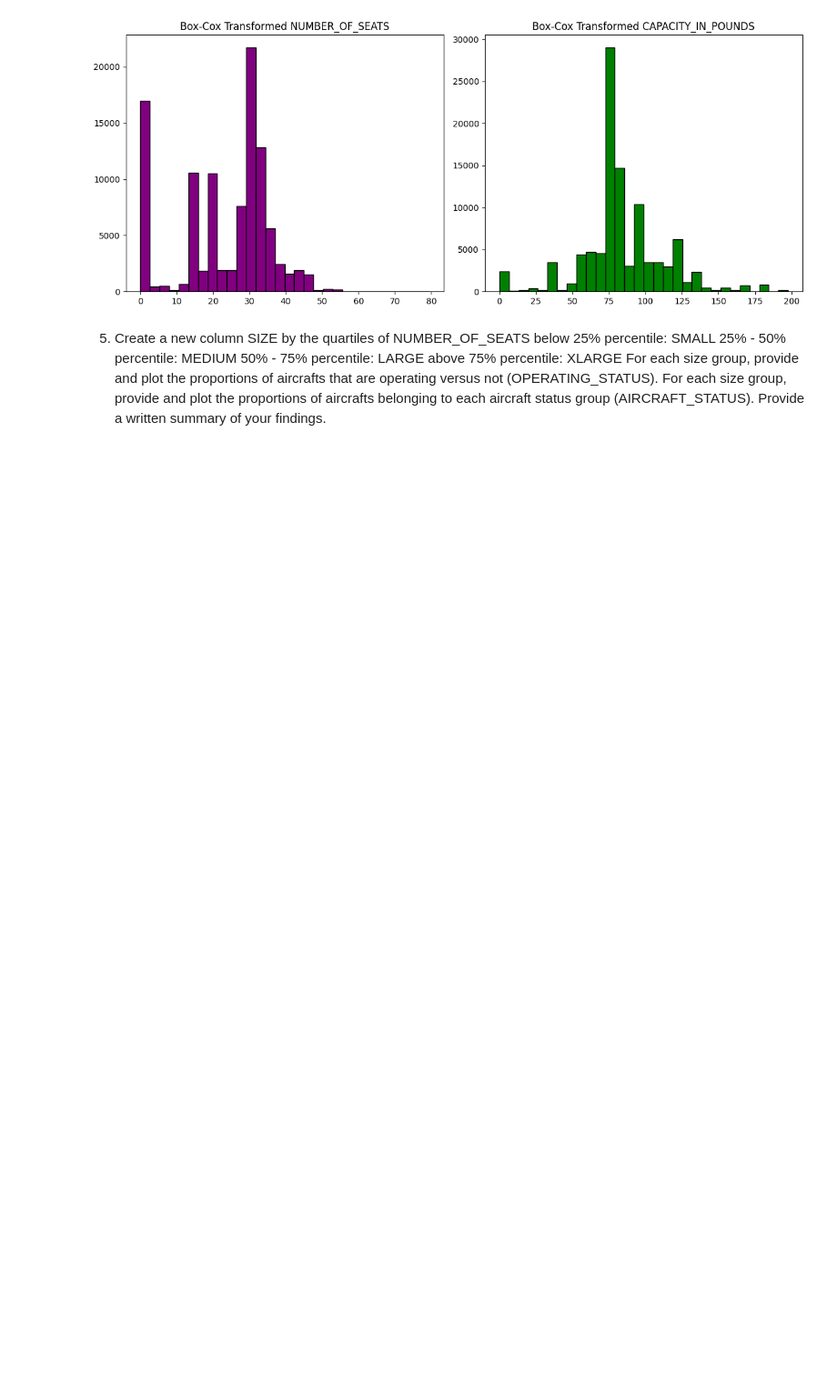
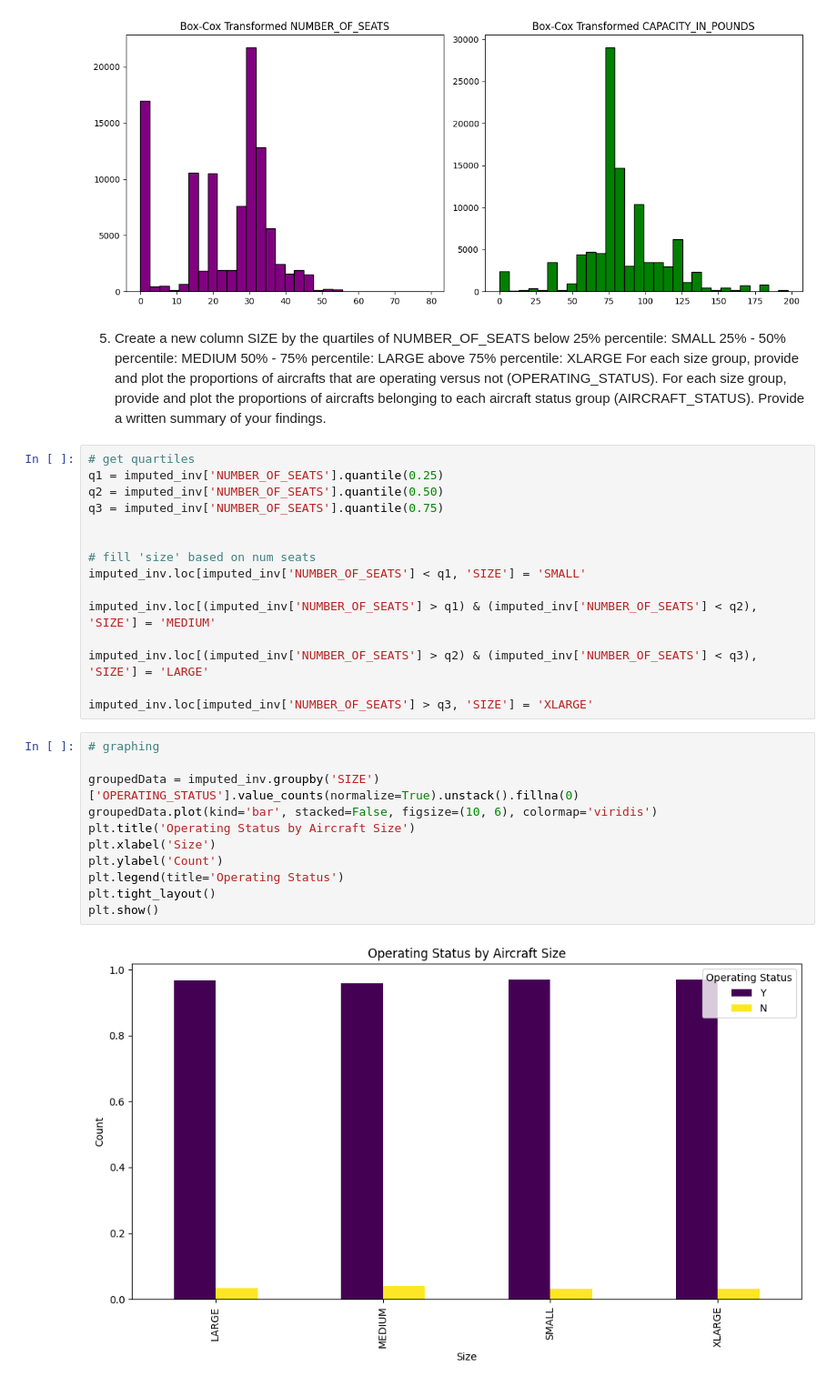
Before and after one commit to vDxbs/DE300, a Jupyter notebook: Homework1.ipynb, the cells around one changed output. Shown at 91% size. Cells and saved outputs as stored; diff of their text form; blank space fills up the shorter version.

```diff
--- a/Homework1.ipynb
+++ b/Homework1.ipynb
@@ -210,3 +219,31 @@ above 75% percentile: XLARGE
 For each size group, provide and plot the proportions of aircrafts that are operating versus not (OPERATING_STATUS).
 For each size group, provide and plot the proportions of aircrafts belonging to each aircraft status group (AIRCRAFT_STATUS).
 Provide a written summary of your findings.
+# %%
+# get quartiles
+q1 = imputed_inv['NUMBER_OF_SEATS'].quantile(0.25)
+q2 = imputed_inv['NUMBER_OF_SEATS'].quantile(0.50)
+q3 = imputed_inv['NUMBER_OF_SEATS'].quantile(0.75)
+
+
+# fill 'size' based on num seats
+imputed_inv.loc[imputed_inv['NUMBER_OF_SEATS'] < q1, 'SIZE'] = 'SMALL'
+
+imputed_inv.loc[(imputed_inv['NUMBER_OF_SEATS'] > q1) & (imputed_inv['NUMBER_OF_SEATS'] < q2), 'SIZE'] = 'MEDIUM'
+
+imputed_inv.loc[(imputed_inv['NUMBER_OF_SEATS'] > q2) & (imputed_inv['NUMBER_OF_SEATS'] < q3), 'SIZE'] = 'LARGE'
+
+imputed_inv.loc[imputed_inv['NUMBER_OF_SEATS'] > q3, 'SIZE'] = 'XLARGE'
+# %%
+# graphing
+
+groupedData = imputed_inv.groupby('SIZE')['OPERATING_STATUS'].value_counts(normalize=True).unstack().fillna(0)
+groupedData.plot(kind='bar', stacked=False, figsize=(10, 6), colormap='viridis')
+plt.title('Operating Status by Aircraft Size')
+plt.xlabel('Size')
+plt.ylabel('Count')
+plt.legend(title='Operating Status')
+plt.tight_layout()
+plt.show()
+# %% [output]
+[figure, added]
```
Also changed, not shown: parts of 5 cells of this notebook.
